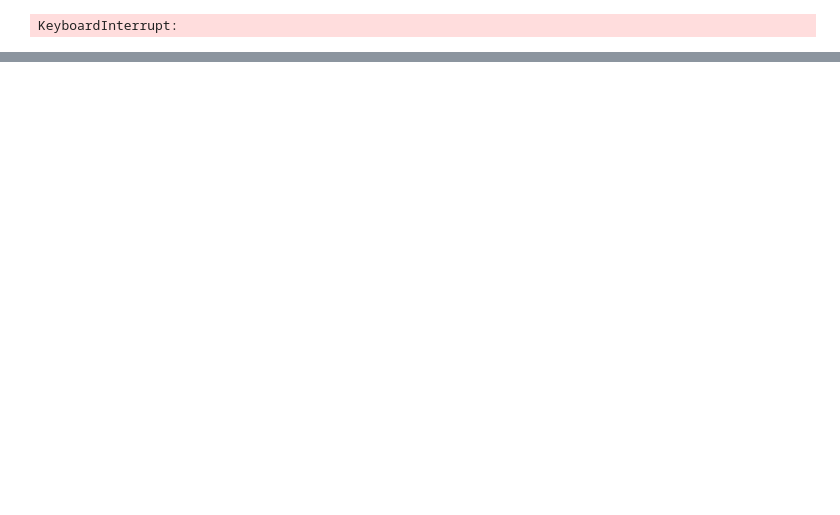
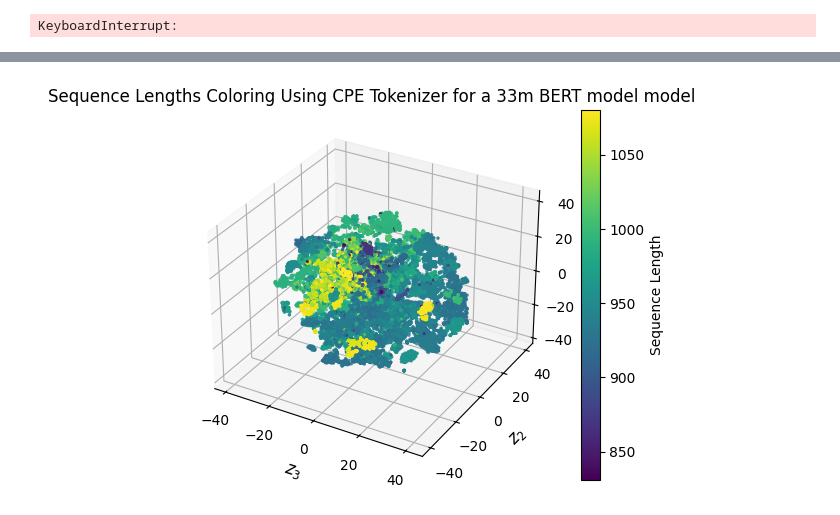
Before and after one commit to sakethramakrishnan/cpe, a Jupyter notebook: cpe/model_visualization_tSNE.ipynb, the cells around one changed output, grey strips where cells are left out. Cells and saved outputs as stored; diff of their text form; code cells hidden in the pictures; blank space fills up the shorter version.

```diff
--- a/cpe/model_visualization_tSNE.ipynb
+++ b/cpe/model_visualization_tSNE.ipynb
@@ -190,0 +171,2 @@ embeddings, _, _ = llm_inference(
+# %%
+embeddings = np.load("bert_33m_cpe_tokenizer_mdh_embeddings.npy")
@@ -194,0 +233,11 @@ embedding_visualization = PlotClustersData(sequences=sequences, tsne_hidden_stat
+# %%
+seq_lens = [len(seq) for seq in sequences]
+
+hue = seq_lens
+plt_title = f"Sequence Lengths Coloring Using {tokenizer_type} for a {model_type_with_params} model"
+
+cbar_label = 'Sequence Length'
+# %%
+plot_3d_scatter(plot_df, hue, plt_title, cbar_label)
+# %% [output]
+[figure, added]
```
Also changed, not shown: parts of 24 cells of this notebook, 2 other files.
